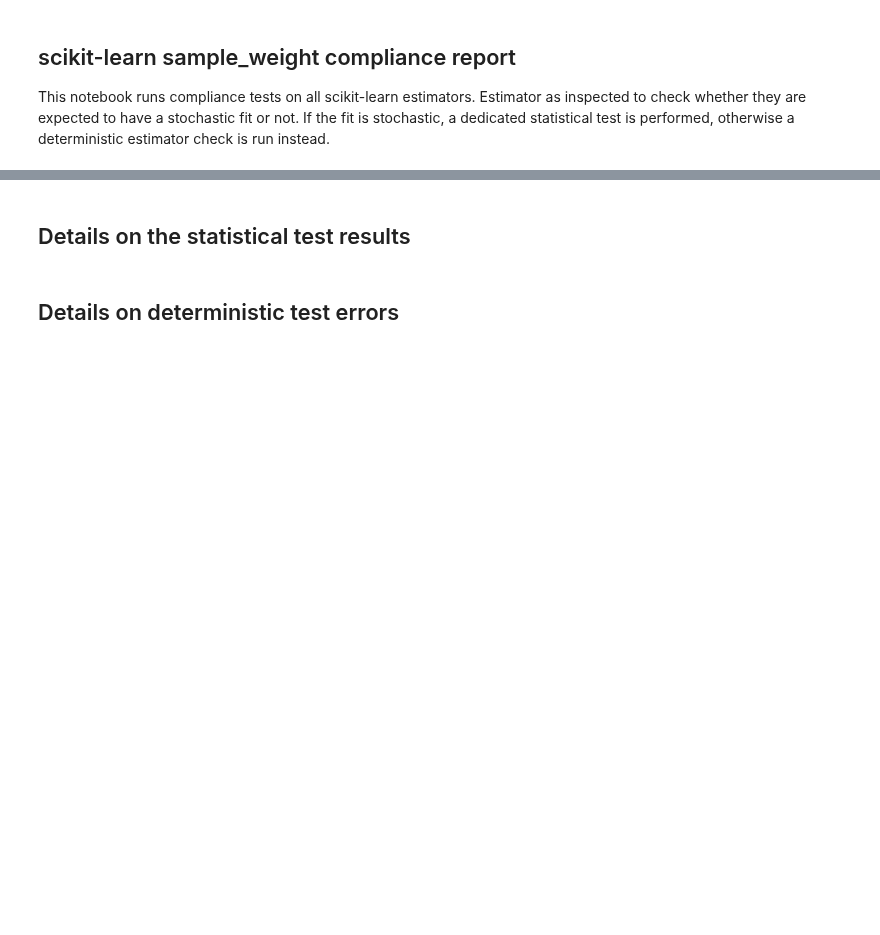
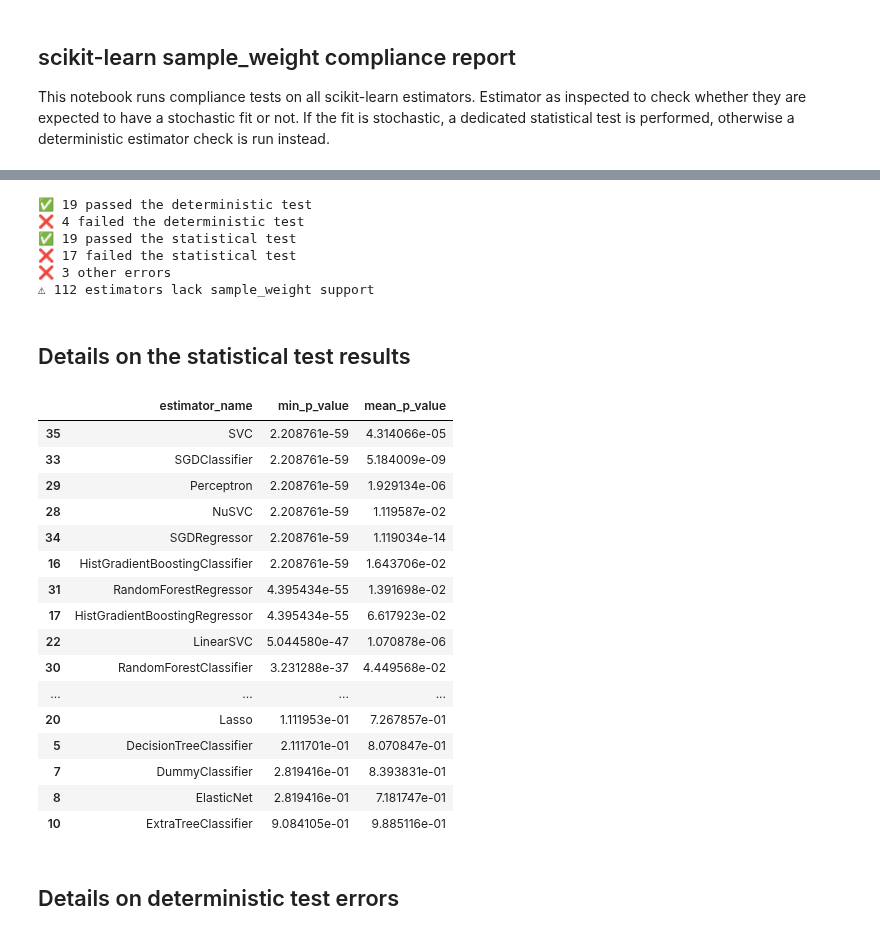
Before and after one commit to snath-xoc/sample-weight-audit-nondet, a Jupyter notebook: reports/sklearn_estimators_sample_weight_audit_report.ipynb, the cells around one changed output, grey strips where cells are left out. Saved outputs shown, nothing was run; the diff lists cells and outputs as text; code cells hidden in the pictures; blank space fills up the shorter version.

Commit message:
Revert "Tests using scores"

```diff
--- a/reports/sklearn_estimators_sample_weight_audit_report.ipynb
+++ b/reports/sklearn_estimators_sample_weight_audit_report.ipynb
@@ -54,8 +56,13 @@ ESTIMATORS_TO_SKIP = [
     LogisticRegressionCV,  # too slow and already somewhat tested by LogisticRegression
 ]
 # %%
+STAT_TEST_DIM = 30
 N_STOCHASTIC_FITS = 100
-TEST_THRESHOLD = 0.05
+N_STOCHASTIC_ESTIMATORS = 36  # measured a posteriori
+# BONFERRONI_CORRECTION = 1 / (N_STOCHASTIC_ESTIMATORS * STAT_TEST_DIM)
+BONFERRONI_CORRECTION = 1 / STAT_TEST_DIM
+
+TEST_THRESHOLD = 0.05 * BONFERRONI_CORRECTION
 
 
 statistical_test_results = []
@@ -100,12 +107,13 @@ for est_name, est_class in all_estimators(
         result = check_weighted_repeated_estimator_fit_equivalence(
             est,
             test_name="kstest",
+            stat_test_dim=STAT_TEST_DIM,
             n_stochastic_fits=N_STOCHASTIC_FITS,
             random_state=0,
         )
-        pass_or_fail = "✅" if result.p_value > TEST_THRESHOLD else "❌"
+        pass_or_fail = "✅" if result.min_p_value > TEST_THRESHOLD else "❌"
         print(
-            f"{pass_or_fail} {est_name}: (p_value: {result.p_value:.3f})"
+            f"{pass_or_fail} {est_name}: (min p_value: {result.min_p_value:.3f})"
         )
         statistical_test_results.append(result)
     except UnexpectedDeterministicPredictions:
@@ -143,11 +190,11 @@ print(
     "failed the deterministic test"
 )
 print(
-    f"✅ {len([r for r in statistical_test_results if r.p_value > TEST_THRESHOLD])} "
+    f"✅ {len([r for r in statistical_test_results if r.min_p_value > TEST_THRESHOLD])} "
     "passed the statistical test"
 )
 print(
-    f"❌ {len([r for r in statistical_test_results if r.p_value <= TEST_THRESHOLD])} "
+    f"❌ {len([r for r in statistical_test_results if r.min_p_value <= TEST_THRESHOLD])} "
     "failed the statistical test"
 )
 print(f"❌ {len(errors)} other errors")
@@ -156,10 +203,35 @@ print(
     "support"
 )
 results_df = pd.DataFrame([r.to_dict() for r in statistical_test_results])
+# %% [output]
+✅ 19 passed the deterministic test
+❌ 4 failed the deterministic test
+✅ 19 passed the statistical test
+❌ 17 failed the statistical test
+❌ 3 other errors
+⚠ 112 estimators lack sample_weight support
 # %% [markdown]
 ## Details on the statistical test results
 # %%
-results_df.sort_values("p_value")[["estimator_name", "p_value"]]
+results_df.sort_values("min_p_value")[["estimator_name", "min_p_value","mean_p_value"]]
+# %% [output]
+|  | estimator_name | min_p_value | mean_p_value |
+| 35 | SVC | 2.208761e-59 | 4.314066e-05 |
+| 33 | SGDClassifier | 2.208761e-59 | 5.184009e-09 |
+| 29 | Perceptron | 2.208761e-59 | 1.929134e-06 |
+| 28 | NuSVC | 2.208761e-59 | 1.119587e-02 |
+| 34 | SGDRegressor | 2.208761e-59 | 1.119034e-14 |
+| 16 | HistGradientBoostingClassifier | 2.208761e-59 | 1.643706e-02 |
+| 31 | RandomForestRegressor | 4.395434e-55 | 1.391698e-02 |
+| 17 | HistGradientBoostingRegressor | 4.395434e-55 | 6.617923e-02 |
+| 22 | LinearSVC | 5.044580e-47 | 1.070878e-06 |
+| 30 | RandomForestClassifier | 3.231288e-37 | 4.449568e-02 |
+| ... | ... | ... | ... |
+| 20 | Lasso | 1.111953e-01 | 7.267857e-01 |
+| 5 | DecisionTreeClassifier | 2.111701e-01 | 8.070847e-01 |
+| 7 | DummyClassifier | 2.819416e-01 | 8.393831e-01 |
+| 8 | ElasticNet | 2.819416e-01 | 7.181747e-01 |
+| 10 | ExtraTreeClassifier | 9.084105e-01 | 9.885116e-01 |
 # %% [markdown]
 ## Details on deterministic test errors
 # %%
```
Also changed, not shown: parts of 6 cells of this notebook, 5 other files.
